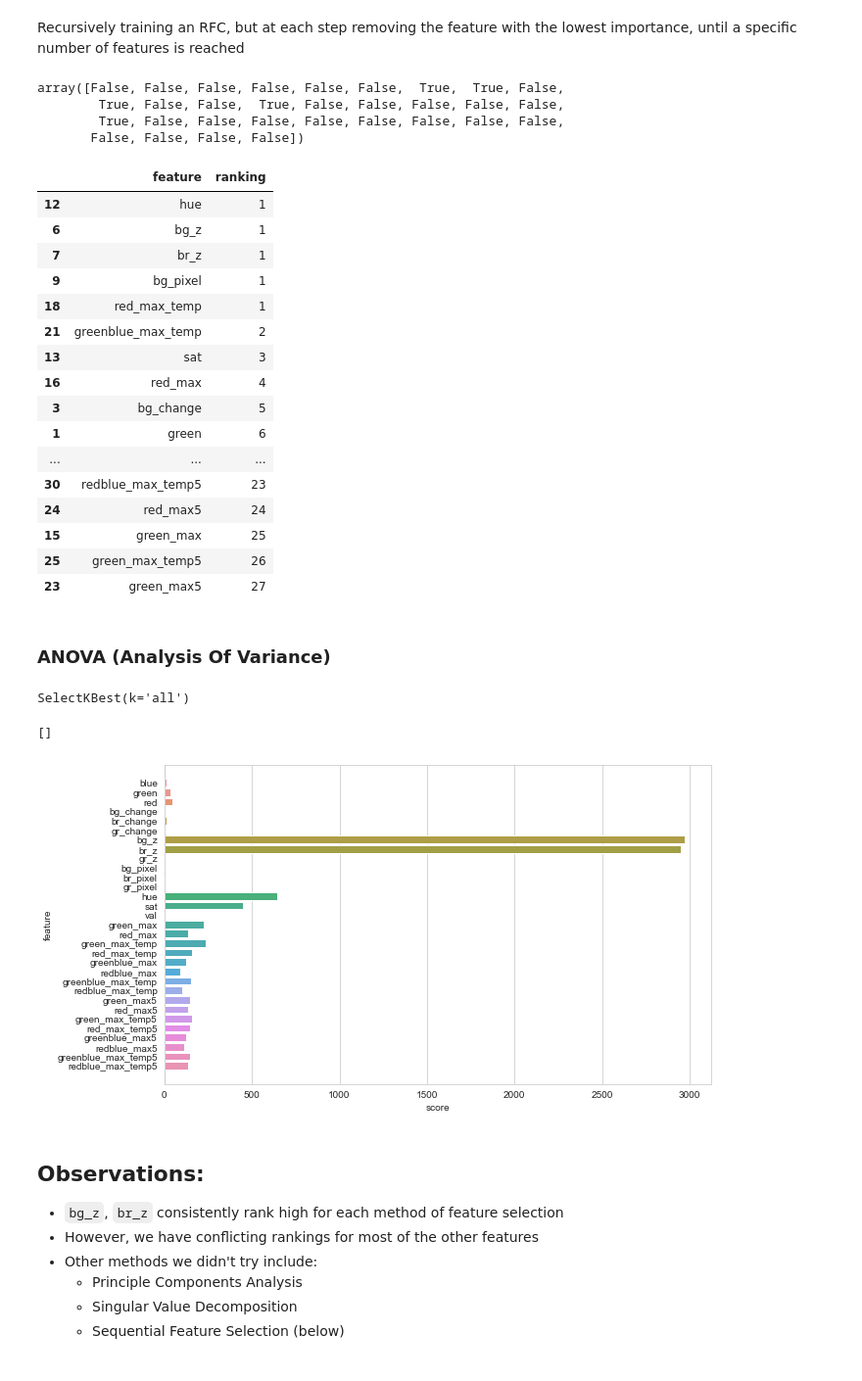
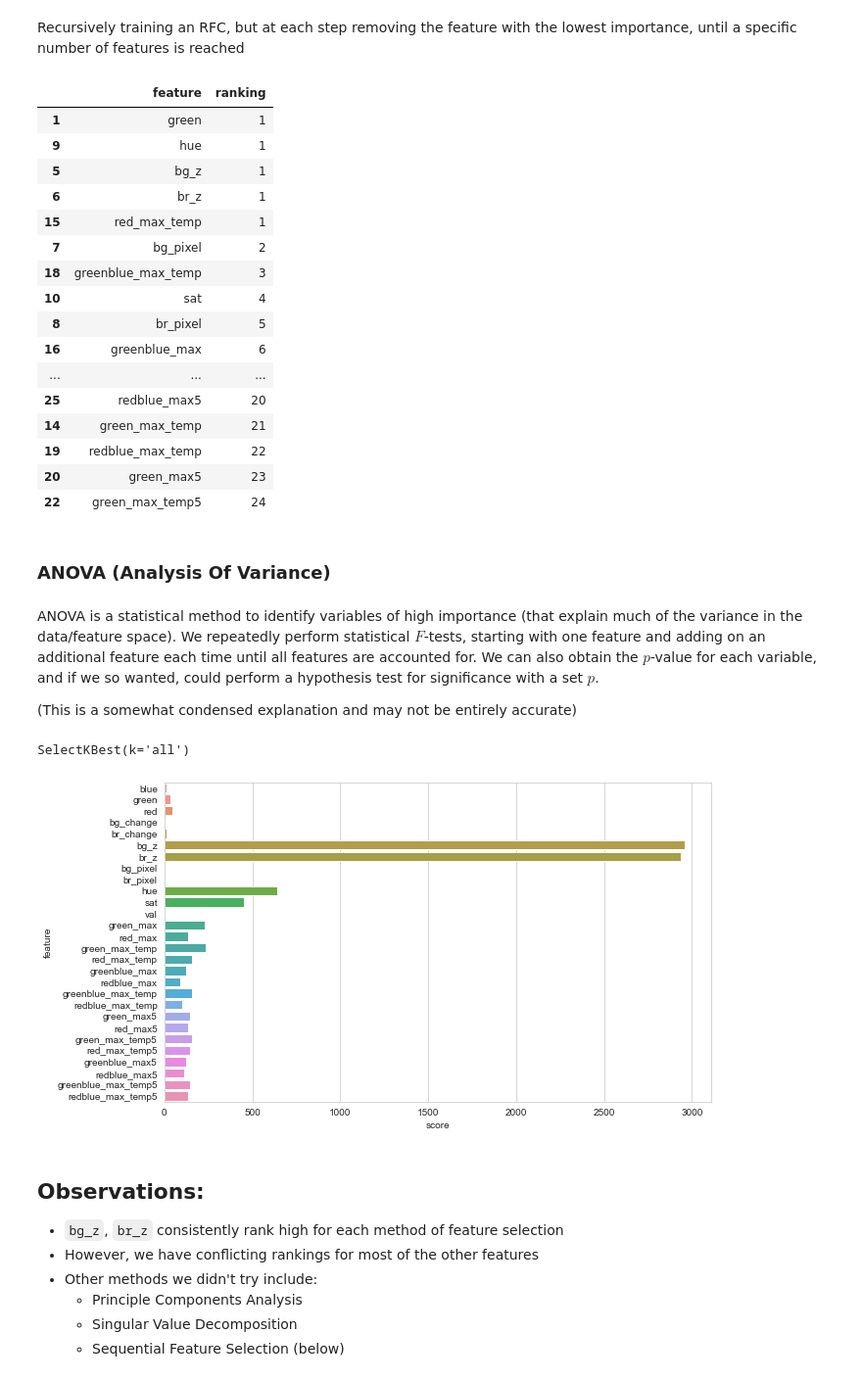
Before and after one commit to fangrayson/fcdo_trucks_project, a Jupyter notebook: notebooks/2_feature_selection.ipynb, the cells around one changed output. Shown at 98% size. Saved outputs shown, nothing was run; the diff lists cells and outputs as text; code cells hidden in the pictures.

Commit message:
Updating notebook to drop duplicate rows, and add ANOVA explanation

```diff
--- a/notebooks/2_feature_selection.ipynb
+++ b/notebooks/2_feature_selection.ipynb
@@ -42,3 +37,6 @@ Number of Null values in entire dataset: 0
+# %%
+# Dropping duplicated rows:
+features = features.drop(features.index[features.duplicated()]).reset_index(drop=True)
 # %%
 # Train - test split
 train, test = train_test_split(features, test_size=0.2, random_state=1, stratify=features['ml_class'])
@@ -93,35 +91,32 @@ Recursively training an RFC, but at each step removing the feature with the lowe
 estimator = RandomForestClassifier(n_estimators=100, random_state=10)
 selector = RFE(estimator, n_features_to_select=5, step=1)
 selector = selector.fit(X_train_scaled, Y_train)
-# %%
-selector.support_
-# %% [output]
-array([False, False, False, False, False, False,  True,  True, False,
-        True, False, False,  True, False, False, False, False, False,
-        True, False, False, False, False, False, False, False, False,
-       False, False, False, False])
 # %%
 pd.DataFrame({'feature': all_feature_cols, 'ranking': selector.ranking_}).sort_values('ranking')
 # %% [output]
 |  | feature | ranking |
-| 12 | hue | 1 |
-| 6 | bg_z | 1 |
-| 7 | br_z | 1 |
-| 9 | bg_pixel | 1 |
-| 18 | red_max_temp | 1 |
-| 21 | greenblue_max_temp | 2 |
-| 13 | sat | 3 |
-| 16 | red_max | 4 |
-| 3 | bg_change | 5 |
-| 1 | green | 6 |
+| 1 | green | 1 |
+| 9 | hue | 1 |
+| 5 | bg_z | 1 |
+| 6 | br_z | 1 |
+| 15 | red_max_temp | 1 |
+| 7 | bg_pixel | 2 |
+| 18 | greenblue_max_temp | 3 |
+| 10 | sat | 4 |
+| 8 | br_pixel | 5 |
+| 16 | greenblue_max | 6 |
 | ... | ... | ... |
-| 30 | redblue_max_temp5 | 23 |
-| 24 | red_max5 | 24 |
-| 15 | green_max | 25 |
-| 25 | green_max_temp5 | 26 |
-| 23 | green_max5 | 27 |
+| 25 | redblue_max5 | 20 |
+| 14 | green_max_temp | 21 |
+| 19 | redblue_max_temp | 22 |
+| 20 | green_max5 | 23 |
+| 22 | green_max_temp5 | 24 |
 # %% [markdown]
 ### ANOVA (Analysis Of Variance)
+# %% [markdown]
+ANOVA is a statistical method to identify variables of high importance (that explain much of the variance in the data/feature space). We repeatedly perform statistical $F$-tests, starting with one feature and adding on an additional feature each time until all features are accounted for. We can also obtain the $p$-value for each variable, and if we so wanted, could perform a hypothesis test for significance with a set $p$.
+
+(This is a somewhat condensed explanation and may not be entirely accurate)
 # %%
 # configure to select all features
 fs = SelectKBest(score_func=f_classif, k='all')
@@ -132,14 +127,13 @@ SelectKBest(k='all')
 # %%
 # Plotting feature importances
 fig, ax = plt.subplots()
 fig.set_figheight(6)
 fig.set_figwidth(10)
 #
 sns.barplot(data = pd.DataFrame({'feature': all_feature_cols, 'score': fs.scores_}), y="feature", x="score", ax=ax)
-plt.plot()
+plt.show()
 # %% [output]
-[]
-[figure, old version]
+[figure, new version]
 # %% [markdown]
 ## Observations:
 
```
Also changed, not shown: parts of 2 cells of this notebook.
